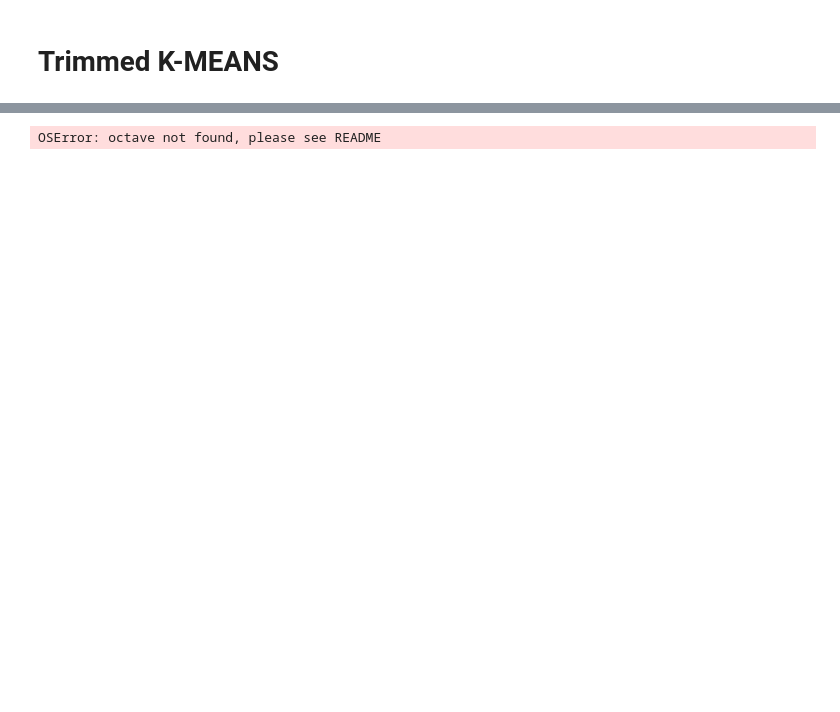
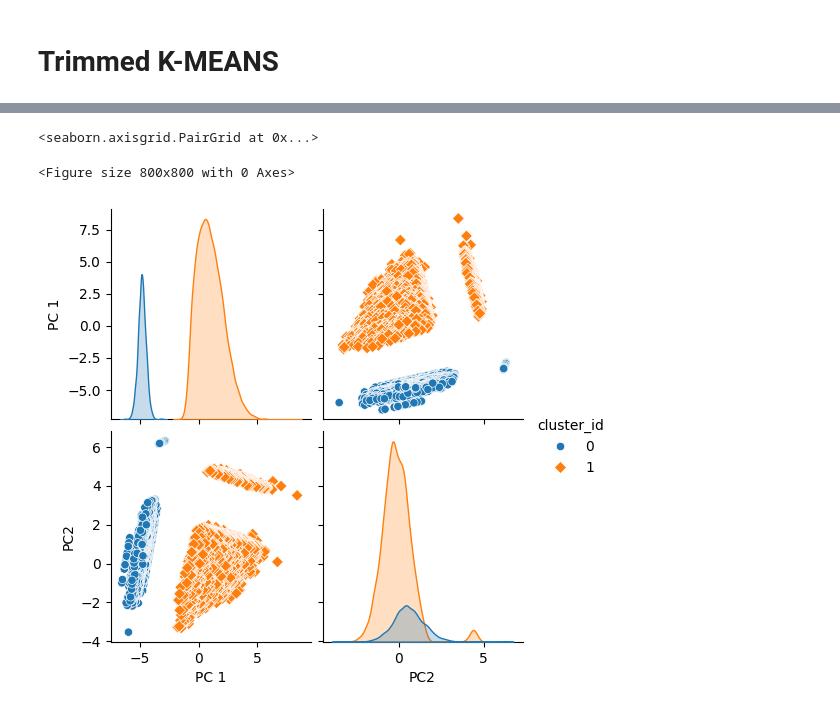
Before and after one commit to jptriciaestella/Skripsi-Kmeans-LTS, a Jupyter notebook: DATASET1/trimmed.ipynb, the cells around one changed output, grey strips where cells are left out. Drawn from its saved outputs; the diff is of its cells as text; code cells hidden in the pictures; blank space fills up the shorter version.

Commit message:
update trimmed kmeans

```diff
--- a/DATASET1/trimmed.ipynb
+++ b/DATASET1/trimmed.ipynb
@@ -182,0 +271,20 @@ Column SEG_KM_SUM (M) outliers = 0.63
+# %%
+#reduce data two dimention
+from sklearn.decomposition import PCA
+
+#clustered
+pca = PCA(n_components=2)
+df_pca = pca.fit_transform(clustered_df)
+
+df_pca = pd.DataFrame(df_pca, columns=['PC 1', 'PC2'])
+df_pca['cluster_id'] = clustered_df.loc[:, clustered_df.columns.isin(['cluster_id'])]
+
+#outliers
+df_pca_out = pca.fit_transform(outlier_df)
+df_pca_out= pd.DataFrame(df_pca_out, columns=['PC 1', 'PC2'])
+df_pca_out['cluster_id'] = "out"
+
+
+#merge
+df_pca_merge = pd.concat([df_pca, df_pca_out])
+df_pca_out
@@ -183,16 +305,26 @@ Column SEG_KM_SUM (M) outliers = 0.63
+# %%
+#plot data
+import seaborn as sns
+
+plt.figure(figsize=(8,8))
+sns.pairplot(data=df_pca, hue='cluster_id', markers=["o", "D"])
+# %% [output]
+<seaborn.axisgrid.PairGrid at 0x...>
+<Figure size 800x800 with 0 Axes>
+[figure, added]
 # %%
 import sys
 sys.path.append("../RTKM")
 from RTKM import *
 from AccuracyMeasures import *
-from ClusteringMeasures import *
+from ClusteringMethods import *
 
 #pip install regmod
 #pip install wheel
 #pip install proxlib==0.0.1
 
 df_scaled_np = df_scaled.to_numpy()
-RTKM_data = RTKM(df_scaled)
+RTKM_data = RTKM(df_scaled_np)
 RTKM_data.perform_clustering(k=2, percent_outliers = 0.10, max_iter = 100, num_members = 2)
 pred_clusters, pred_outliers = RTKM_data.return_clusters()
 
@@ -202,11 +334,3 @@ pred_clusters, pred_outliers = RTKM_data.return_clusters()
 #       '\n\n Number of true negatives: ', tn, '\n\n Number of false negatives: ', fn,
 #       '\n\n F1 scores for each cluster: ', f1_scores, '\n\n Average F1 score: ', np.average(f1_scores),
 #      '\n\n me score:', me)
-
-# plt.figure()
-# plt.scatter(Xnew[0,:], Xnew[1,:])
-# plt.scatter(Xnew[0,pred_outliers], Xnew[1,pred_outliers], c = 'r', label = 'Identified outliers')
-# plt.legend()
-# plt.title('Robust Trimmed k Means')
-# %% [output]
-OSError: octave not found, please see README
```
Also changed, not shown: parts of 7 cells of this notebook, 1 other file.
